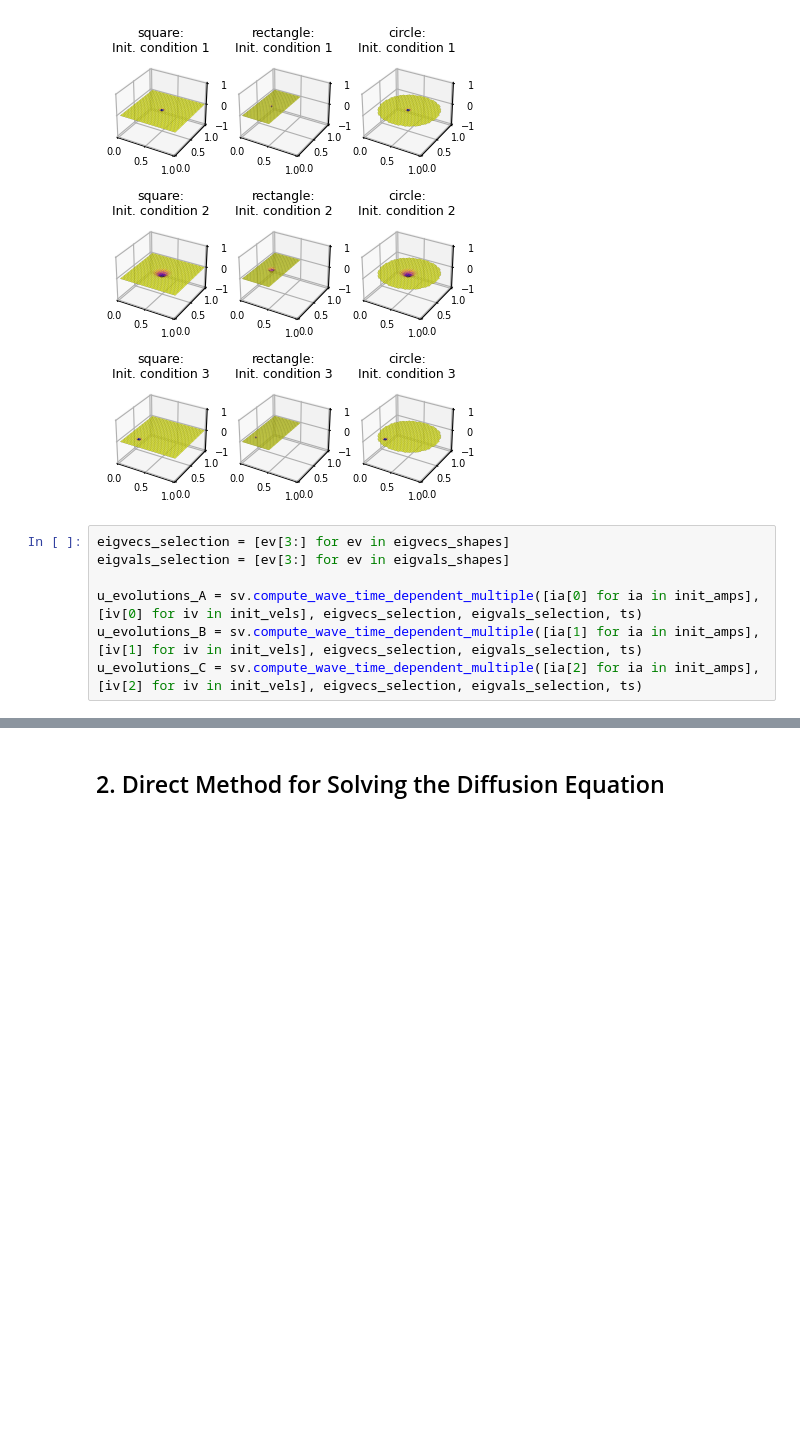
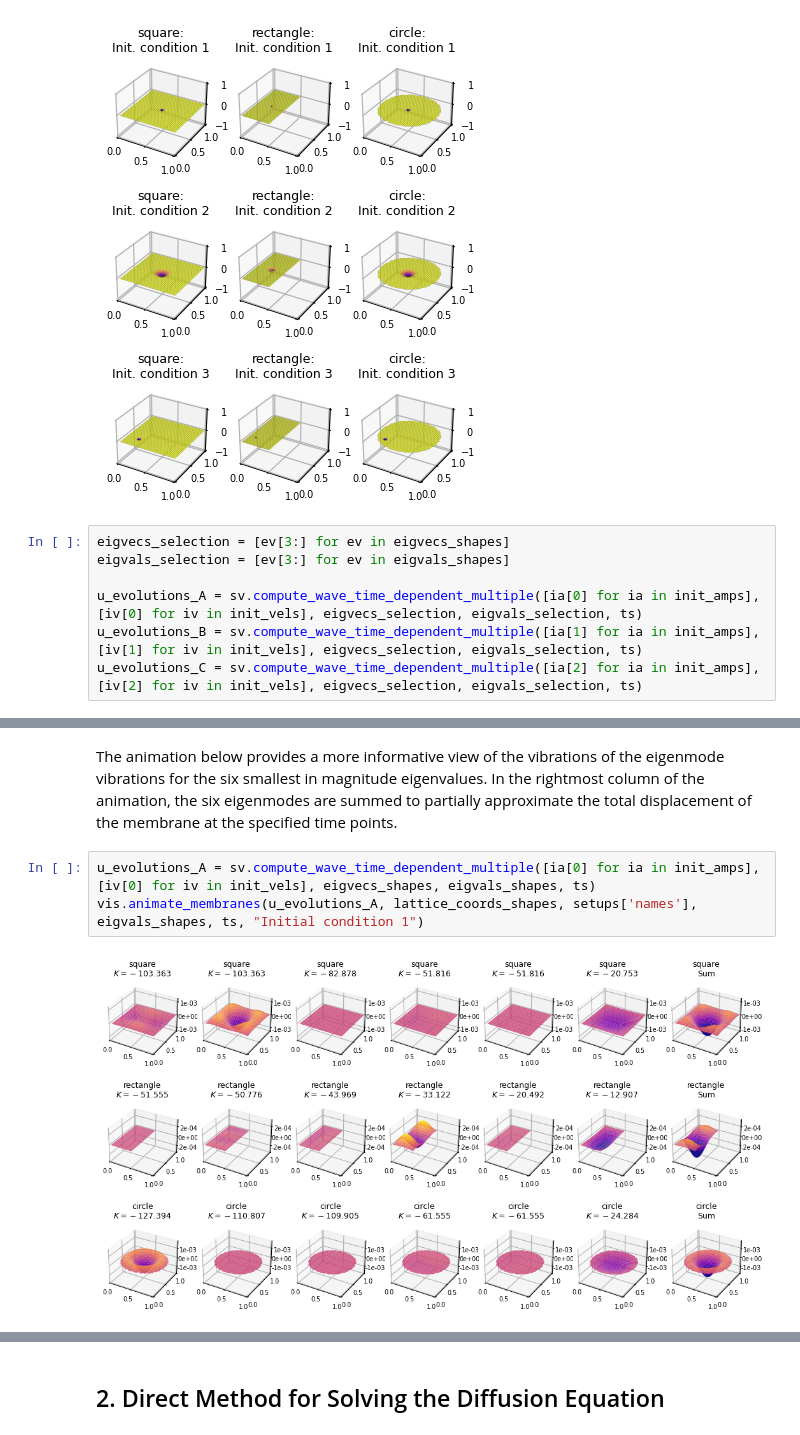
Before and after one commit to mboyan/scented-candles, a Jupyter notebook: Assignment Set 3/AssignmentSet3.ipynb, the cells around one changed output, grey strips where cells are left out. Drawn from its saved outputs; the diff is of its cells as text; blank space fills up the shorter version.

```diff
--- a/Assignment Set 3/AssignmentSet3.ipynb
+++ b/Assignment Set 3/AssignmentSet3.ipynb
@@ -434,0 +426,7 @@ vis.plot_time_dependent_solutions(u_evolutions_C, ts_selection, lattice_coords_s
+# %% [markdown]
+The animation below provides a more informative view of the vibrations of the eigenmode vibrations for the six smallest in magnitude eigenvalues. In the rightmost column of the animation, the six eigenmodes are summed to partially approximate the total displacement of the membrane at the specified time points.
+# %%
+u_evolutions_A = sv.compute_wave_time_dependent_multiple([ia[0] for ia in init_amps], [iv[0] for iv in init_vels], eigvecs_shapes, eigvals_shapes, ts)
+vis.animate_membranes(u_evolutions_A, lattice_coords_shapes, setups['names'], eigvals_shapes, ts, "Initial condition 1")
+# %% [output]
+[figure, added]
```
Also changed, not shown: parts of 26 cells of this notebook, 2 other files.
